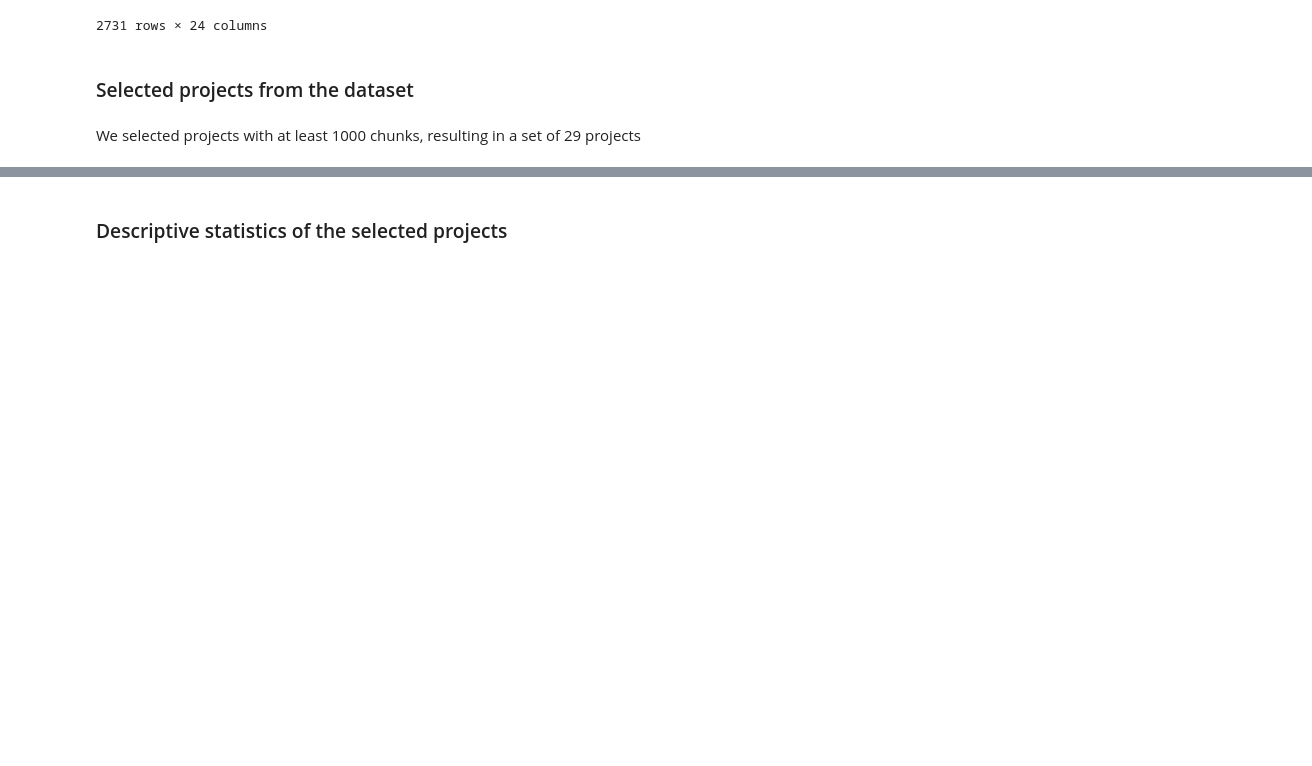
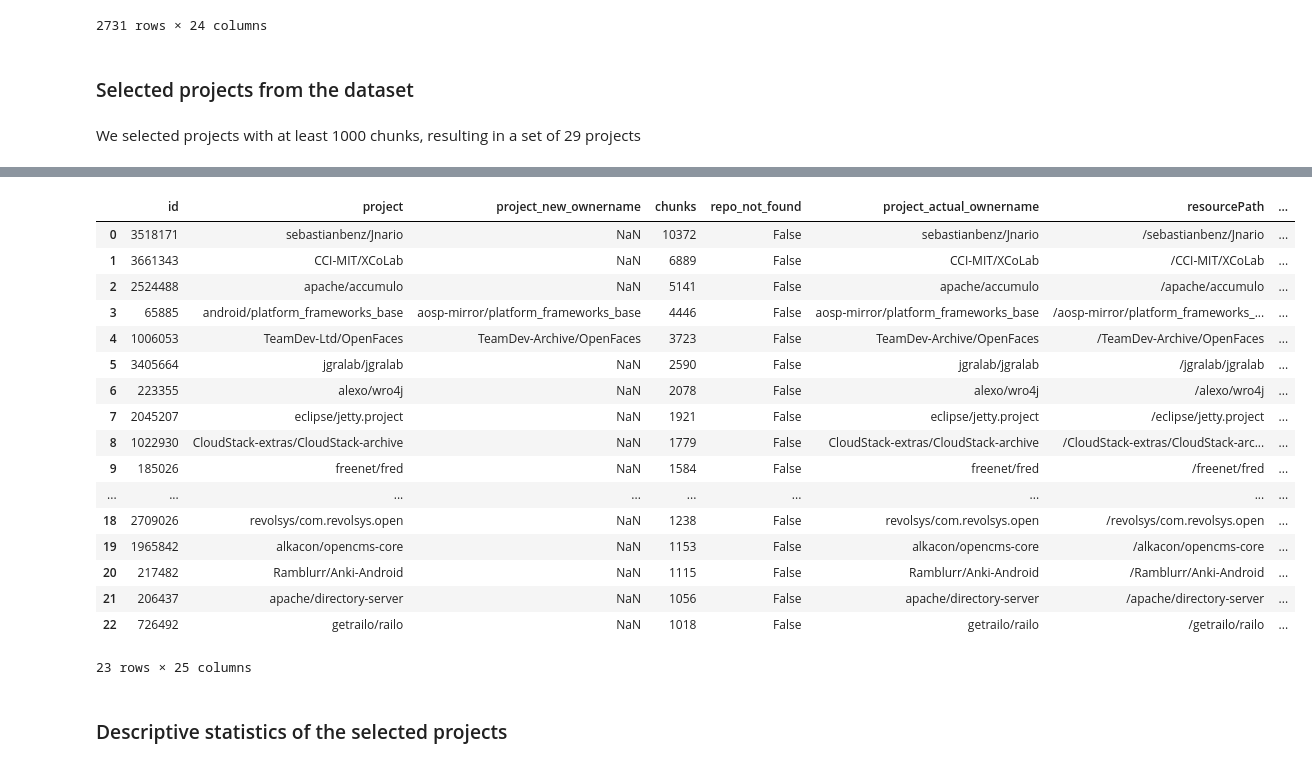
Before and after one commit to gems-uff/mestre, a Jupyter notebook: scripts/selection_of_projects/selected_projects.ipynb, the cells around one changed output, grey strips where cells are left out. Saved outputs shown, nothing was run; the diff lists cells and outputs as text; code cells hidden in the pictures; blank space fills up the shorter version.

```diff
--- a/scripts/selection_of_projects/selected_projects.ipynb
+++ b/scripts/selection_of_projects/selected_projects.ipynb
@@ -61,3 +87,25 @@ selected_projects
+# %%
+selected_projects = pd.merge(api_data, new_projs, on='project', how='inner')
+selected_projects
+# %% [output]
+|  | id | project | project_new_ownername | chunks | repo_not_found | project_actual_ownername | resourcePath | ... |
+| 0 | 3518171 | sebastianbenz/Jnario | NaN | 10372 | False | sebastianbenz/Jnario | /sebastianbenz/Jnario | ... |
+| 1 | 3661343 | CCI-MIT/XCoLab | NaN | 6889 | False | CCI-MIT/XCoLab | /CCI-MIT/XCoLab | ... |
+| 2 | 2524488 | apache/accumulo | NaN | 5141 | False | apache/accumulo | /apache/accumulo | ... |
+| 3 | 65885 | android/platform_frameworks_base | aosp-mirror/platform_frameworks_base | 4446 | False | aosp-mirror/platform_frameworks_base | /aosp-mirror/platform_frameworks_... | ... |
+| 4 | 1006053 | TeamDev-Ltd/OpenFaces | TeamDev-Archive/OpenFaces | 3723 | False | TeamDev-Archive/OpenFaces | /TeamDev-Archive/OpenFaces | ... |
+| 5 | 3405664 | jgralab/jgralab | NaN | 2590 | False | jgralab/jgralab | /jgralab/jgralab | ... |
+| 6 | 223355 | alexo/wro4j | NaN | 2078 | False | alexo/wro4j | /alexo/wro4j | ... |
+| 7 | 2045207 | eclipse/jetty.project | NaN | 1921 | False | eclipse/jetty.project | /eclipse/jetty.project | ... |
+| 8 | 1022930 | CloudStack-extras/CloudStack-archive | NaN | 1779 | False | CloudStack-extras/CloudStack-archive | /CloudStack-extras/CloudStack-arc... | ... |
+| 9 | 185026 | freenet/fred | NaN | 1584 | False | freenet/fred | /freenet/fred | ... |
+| ... | ... | ... | ... | ... | ... | ... | ... | ... |
+| 18 | 2709026 | revolsys/com.revolsys.open | NaN | 1238 | False | revolsys/com.revolsys.open | /revolsys/com.revolsys.open | ... |
+| 19 | 1965842 | alkacon/opencms-core | NaN | 1153 | False | alkacon/opencms-core | /alkacon/opencms-core | ... |
+| 20 | 217482 | Ramblurr/Anki-Android | NaN | 1115 | False | Ramblurr/Anki-Android | /Ramblurr/Anki-Android | ... |
+| 21 | 206437 | apache/directory-server | NaN | 1056 | False | apache/directory-server | /apache/directory-server | ... |
+| 22 | 726492 | getrailo/railo | NaN | 1018 | False | getrailo/railo | /getrailo/railo | ... |
+23 rows × 25 columns
 # %% [markdown]
 ### Descriptive statistics of the selected projects
 # %%
```
Also changed, not shown: parts of 10 cells of this notebook, 1 other file.
